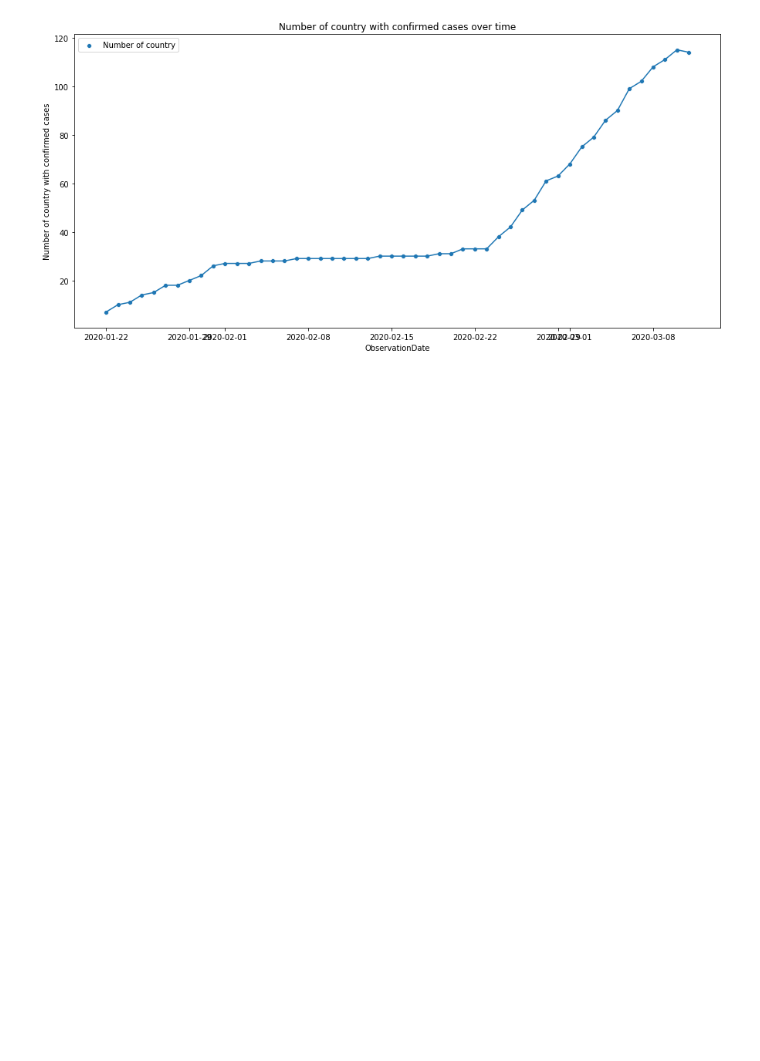
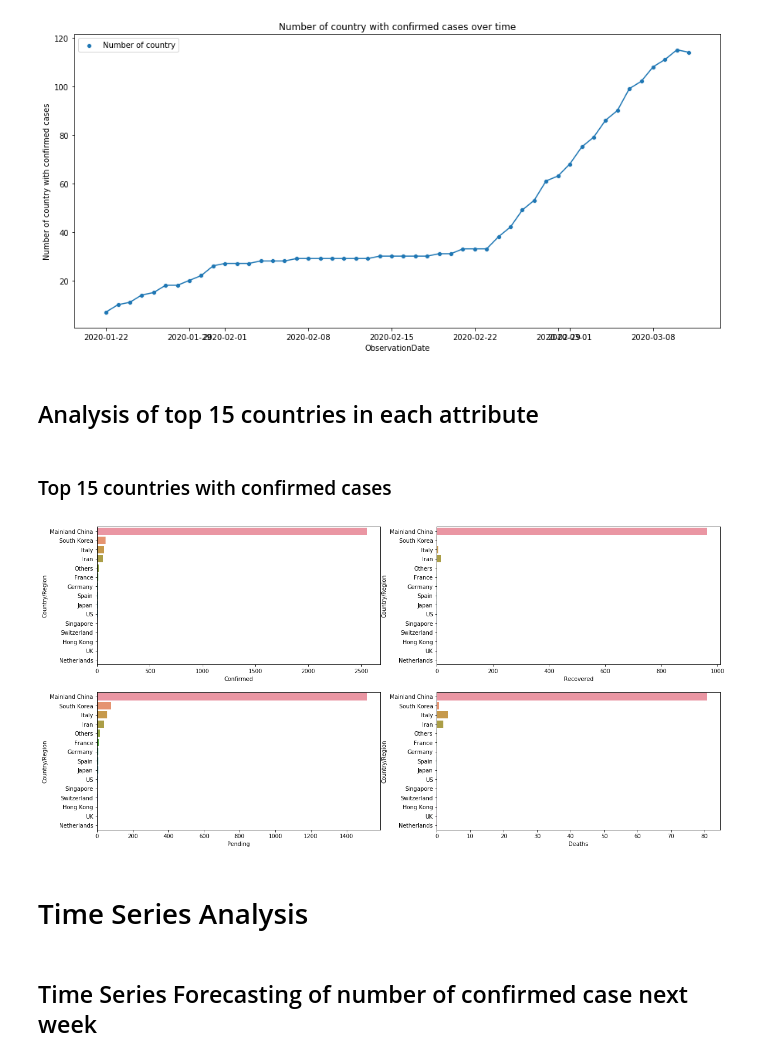
Before and after one commit to Maunish-dave/corona_research, a Jupyter notebook: Corona Virus Research.ipynb, the cells around one changed output. Drawn from its saved outputs; the diff is of its cells as text; code cells hidden in the pictures; blank space fills up the shorter version.

```diff
--- a/Corona Virus Research.ipynb
+++ b/Corona Virus Research.ipynb
@@ -28,6 +28,7 @@ full_dataset = pd.read_csv("covid_19_data.csv", parse_dates=['ObservationDate'])
 # %%
 #pending cases are those which are not dead and not yet recovered
 full_dataset['Pending'] = full_dataset['Confirmed'] - full_dataset['Deaths'] - full_dataset['Recovered']
+full_dataset['Province/State'] = full_dataset["Province/State"].fillna(" ")
 # %%
 full_dataset.head()
 # %% [output]
@@ -227,3 +228,25 @@ plt.title("Number of country with confirmed cases over time")
 plt.show()
 # %% [output]
 [figure]
+# %% [markdown]
+## Analysis of top 15 countries in each attribute
+# %% [markdown]
+### Top 15 countries with confirmed cases
+# %%
+temp_h = country_data.sort_values(by='Confirmed',ascending=False).head(15)
+plt.figure(figsize=(20,10))
+plt.subplot(221)
+sns.barplot(x=temp_h["Confirmed"]/1000,y=temp_h["Country/Region"])
+plt.subplot(222)
+sns.barplot(x=temp_h["Recovered"]/1000,y=temp_h["Country/Region"])
+plt.subplot(223)
+sns.barplot(x=temp_h["Pending"]/1000,y=temp_h["Country/Region"])
+plt.subplot(224)
+sns.barplot(x=temp_h["Deaths"]/1000,y=temp_h["Country/Region"])
+plt.show()
+# %% [output]
+[figure, added]
+# %% [markdown]
+# Time Series Analysis
+# %% [markdown]
+## Time Series Forecasting of number of confirmed case next week
```
Also changed, not shown: parts of 16 cells of this notebook.
